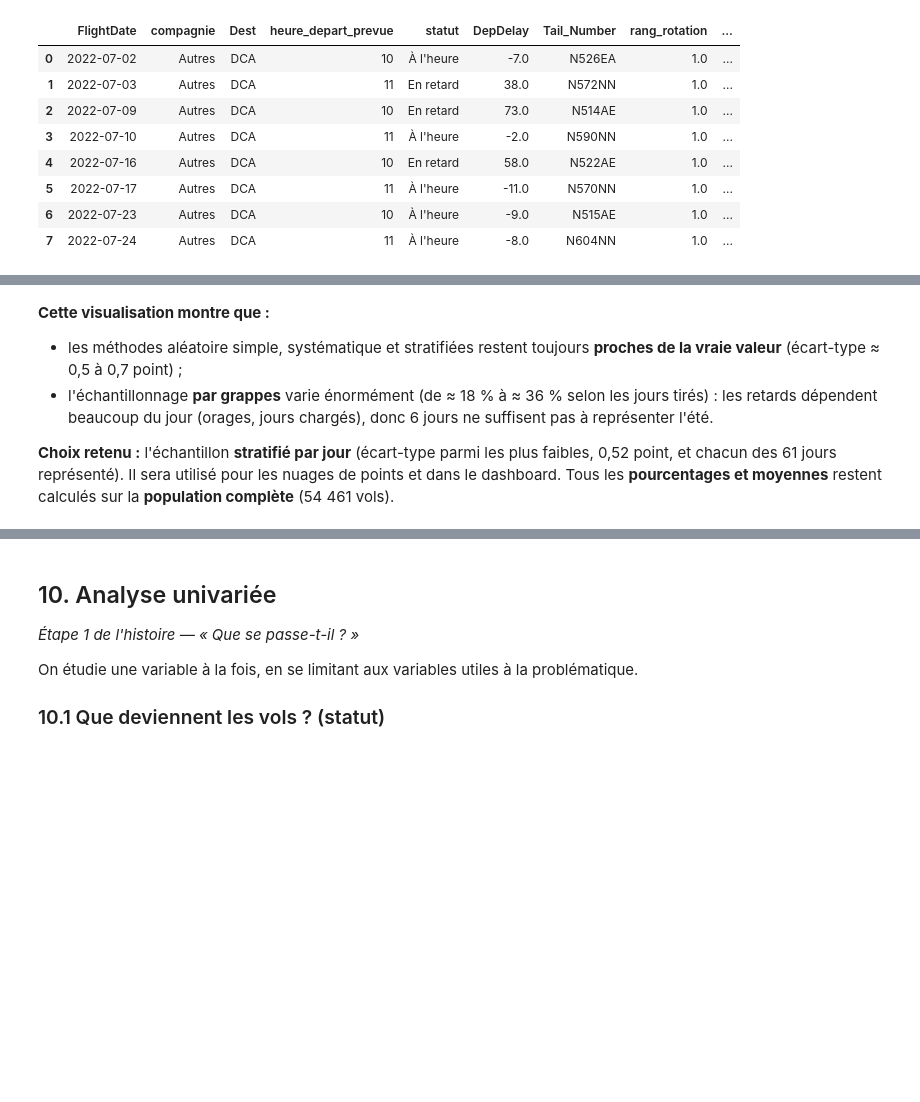
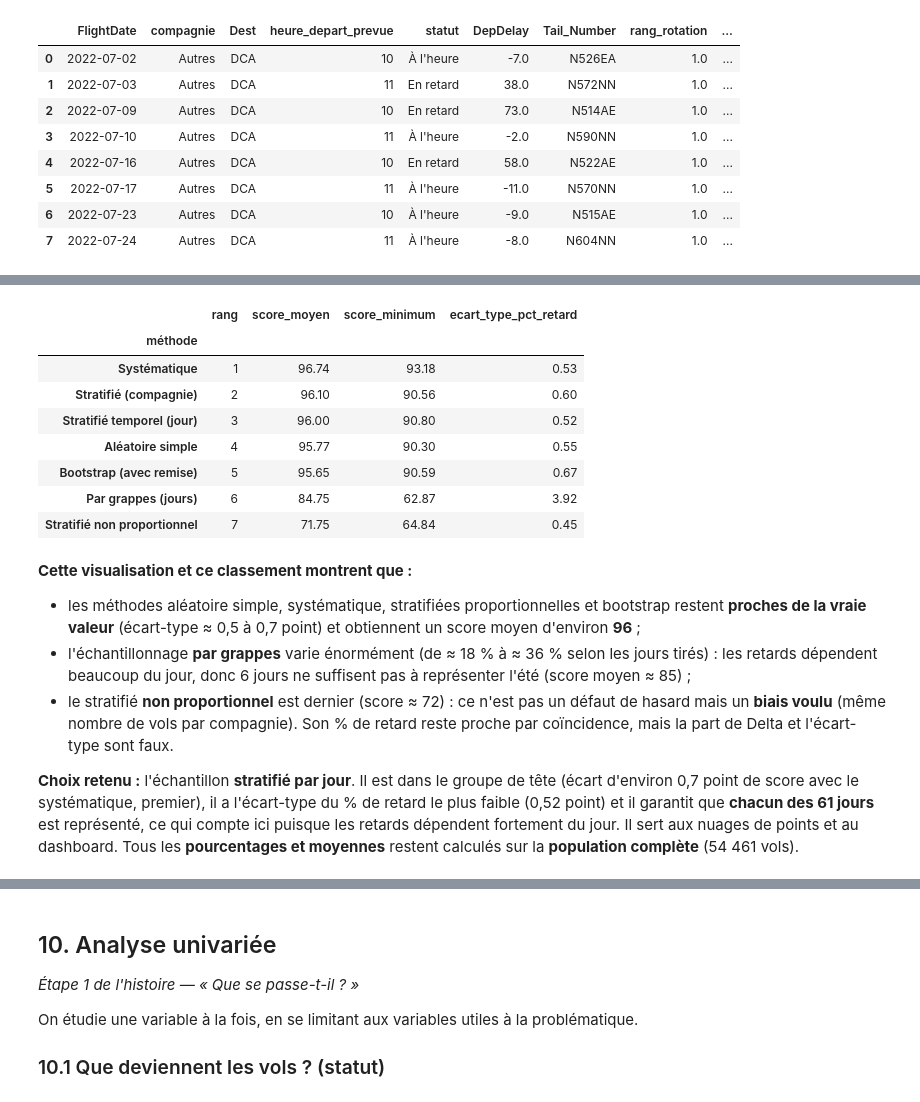
Before and after one commit to SalmaBouhmid/flight-delay-domino-effect, a Jupyter notebook: notebooks/analysis.ipynb, the cells around one changed output, grey strips where cells are left out. Drawn from its saved outputs; the diff is of its cells as text; code cells hidden in the pictures; blank space fills up the shorter version.

```diff
--- a/notebooks/analysis.ipynb
+++ b/notebooks/analysis.ipynb
@@ -402,10 +442,28 @@ stabilite.groupby("méthode")["% en retard"].agg(["mean", "std", "min", "max"]).
+# %%
+classement = classement_des_methodes(stabilite)
+classement
+# %% [output]
+|  | rang | score_moyen | score_minimum | ecart_type_pct_retard |
+| méthode |  |  |  |  |
+| Systématique | 1 | 96.74 | 93.18 | 0.53 |
+| Stratifié (compagnie) | 2 | 96.10 | 90.56 | 0.60 |
+| Stratifié temporel (jour) | 3 | 96.00 | 90.80 | 0.52 |
+| Aléatoire simple | 4 | 95.77 | 90.30 | 0.55 |
+| Bootstrap (avec remise) | 5 | 95.65 | 90.59 | 0.67 |
+| Par grappes (jours) | 6 | 84.75 | 62.87 | 3.92 |
+| Stratifié non proportionnel | 7 | 71.75 | 64.84 | 0.45 |
 # %% [markdown]
-**Cette visualisation montre que :**
-- les méthodes aléatoire simple, systématique et stratifiées restent toujours **proches de la vraie valeur**
-  (écart-type ≈ 0,5 à 0,7 point) ;
-- l'échantillonnage **par grappes** varie énormément (de ≈ 18 % à ≈ 36 % selon les jours tirés) :
-  les retards dépendent beaucoup du jour (orages, jours chargés), donc 6 jours ne suffisent pas à représenter l'été.
+**Cette visualisation et ce classement montrent que :**
+- les méthodes aléatoire simple, systématique, stratifiées proportionnelles et bootstrap restent **proches de la vraie
+  valeur** (écart-type ≈ 0,5 à 0,7 point) et obtiennent un score moyen d'environ **96** ;
+- l'échantillonnage **par grappes** varie énormément (de ≈ 18 % à ≈ 36 % selon les jours tirés) : les retards dépendent
+  beaucoup du jour, donc 6 jours ne suffisent pas à représenter l'été (score moyen ≈ 85) ;
+- le stratifié **non proportionnel** est dernier (score ≈ 72) : ce n'est pas un défaut de hasard mais un **biais
+  voulu** (même nombre de vols par compagnie). Son % de retard reste proche par coïncidence, mais la part de Delta
+  et l'écart-type sont faux.
 
-**Choix retenu :** l'échantillon **stratifié par jour** (écart-type parmi les plus faibles, 0,52 point, et chacun des 61 jours représenté).
-Il sera utilisé pour les nuages de points et dans le dashboard. Tous les **pourcentages et moyennes**
-restent calculés sur la **population complète** (54 461 vols).
+**Choix retenu :** l'échantillon **stratifié par jour**. Il est dans le groupe de tête (écart d'environ 0,7 point de
+score avec le systématique, premier), il a l'écart-type du % de retard le plus faible (0,52 point) et il garantit que
+**chacun des 61 jours** est représenté, ce qui compte ici puisque les retards dépendent fortement du jour.
+Il sert aux nuages de points et au dashboard. Tous les **pourcentages et moyennes** restent calculés sur la
+**population complète** (54 461 vols).
```
Also changed, not shown: parts of 16 cells of this notebook, 1 other file.
